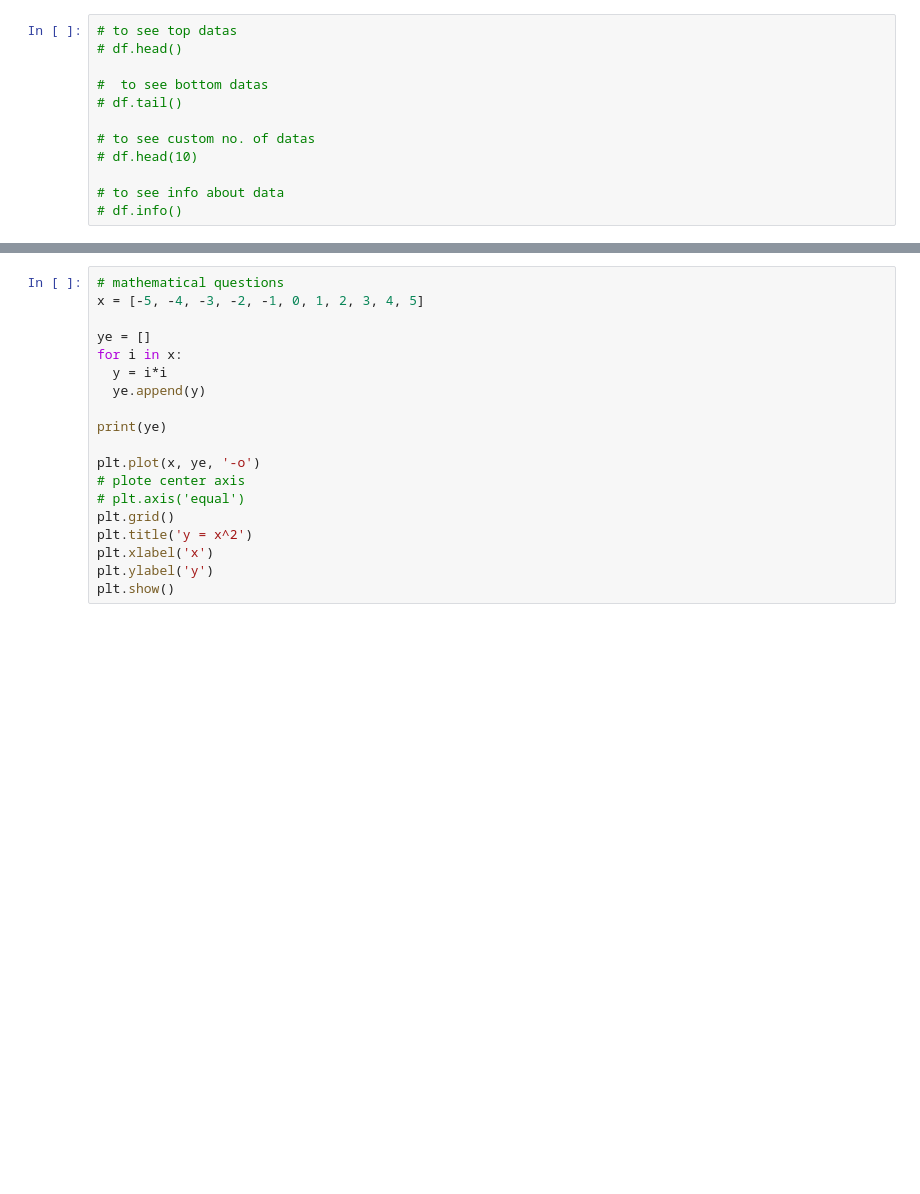
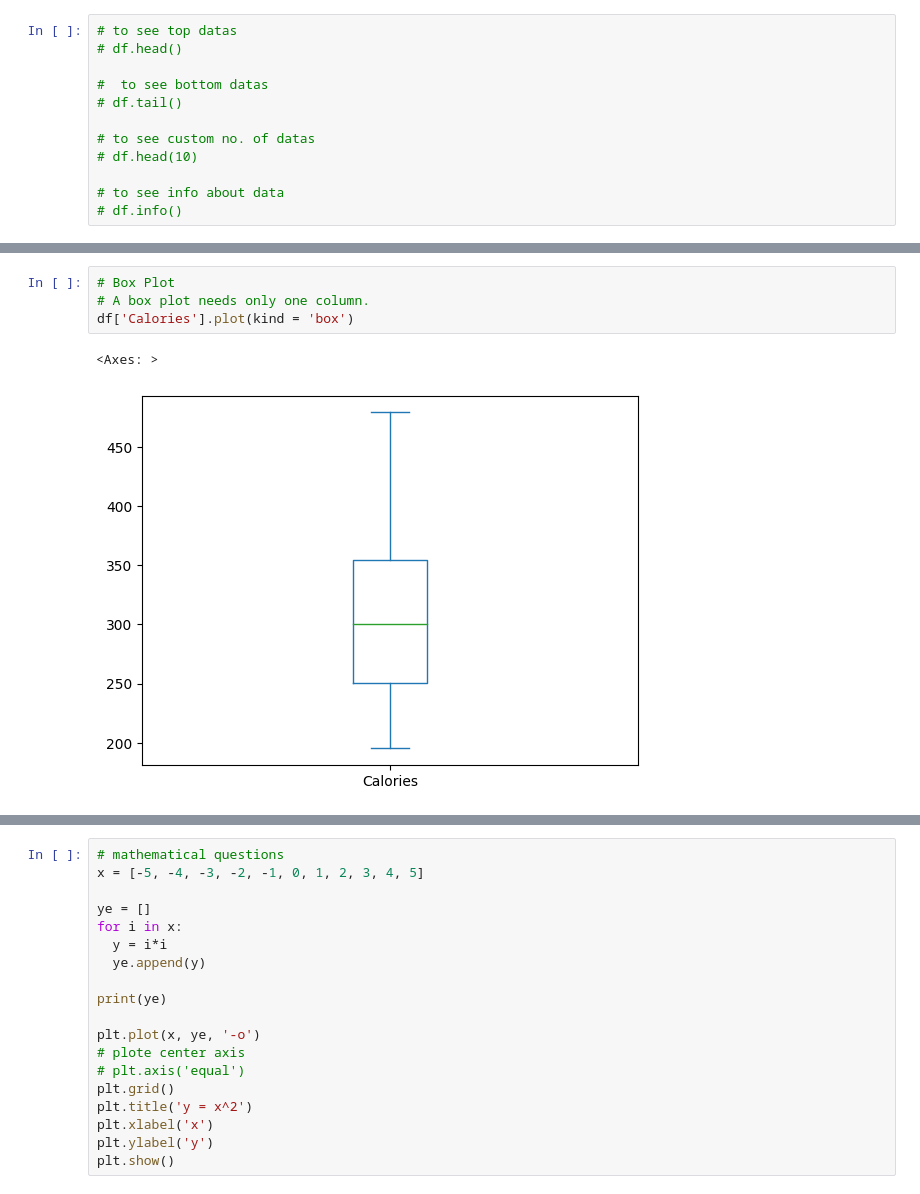
Before and after one commit to jsdhami/Python-For-Research, a Jupyter notebook: Python_For_Research.ipynb, the cells around one changed output, grey strips where cells are left out. Drawn from its saved outputs; the diff is of its cells as text; blank space fills up the shorter version.

```diff
--- a/Python_For_Research.ipynb
+++ b/Python_For_Research.ipynb
@@ -62,0 +494,7 @@ df = pd.read_csv('https://raw.githubusercontent.com/jsdhami/Python-For-Research/
+# %%
+# Box Plot
+# A box plot needs only one column.
+df['Calories'].plot(kind = 'box')
+# %% [output]
+<Axes: >
+[figure, added]
```
Also changed, not shown: parts of 37 cells of this notebook.
